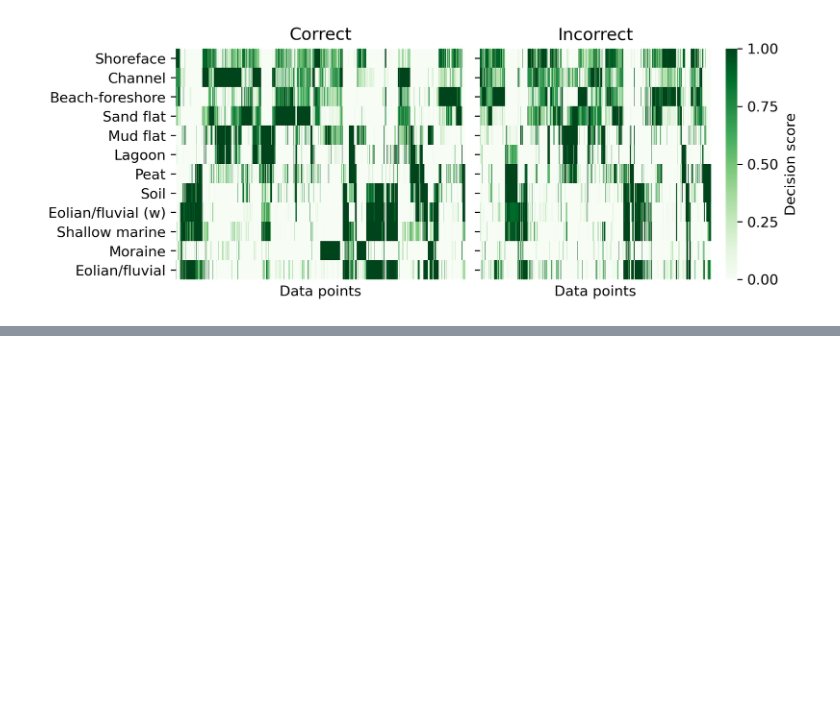
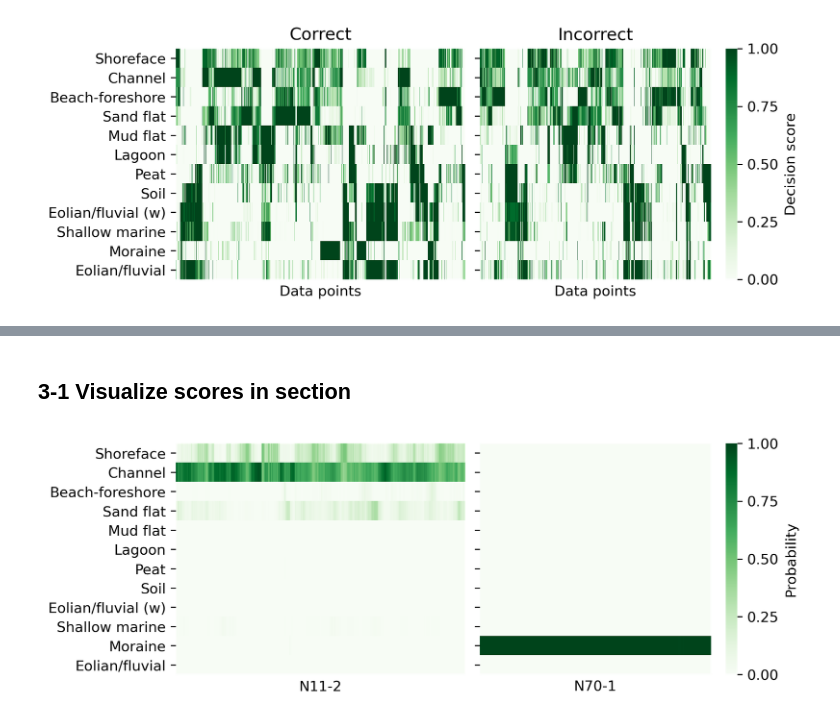
Before and after one commit to dispink/WASA-faciesXRF, a Jupyter notebook: machine_confidence.ipynb, the cells around one changed output, grey strips where cells are left out. Cells and saved outputs as stored; diff of their text form; code cells hidden in the pictures; blank space fills up the shorter version.

```diff
--- a/machine_confidence.ipynb
+++ b/machine_confidence.ipynb
@@ -228,0 +232,22 @@ Hmm...the scores can't show the hesitation I expected no mattter how I manage th
+# %%
+from joblib import load
+svc = load('models/roll_svc_trainn_model_20210923.joblib')
+
+pro = svc.predict_proba(X_dev)
+y_pred = svc.predict(X_dev)
+# %%
+compile_df = pd.DataFrame(
+    np.hstack([
+        groups_dev.reshape(-1, 1),
+        y_dev.reshape(-1, 1),
+        y_pred.reshape(-1, 1),
+        pro
+        ]),
+    columns=np.hstack([['core_section', 'y', 'y_pred'], Facies])
+)
+
+# change dtypes
+for col in compile_df.columns[1:]:
+    compile_df[col] = pd.to_numeric(compile_df[col])
+
+compile_df.info()
@@ -228,0 +272,14 @@ Hmm...the scores can't show the hesitation I expected no mattter how I manage th
+# %% [markdown]
+## 3-1 Visualize scores in section
+# %%
+# just to see if the outputs are similar to prepare_paper.ipynb
+fig, axes = plt.subplots(1, 2, figsize=(7.5, 3), sharey='row')
+sns.heatmap(compile_df.loc[compile_df.core_section == 'N11-2', compile_df.columns[3:]].T, cmap='Greens', yticklabels=Facies, vmax=1, vmin=0, xticklabels=False, ax=axes[0], cbar=False)
+sns.heatmap(compile_df.loc[compile_df.core_section == 'N70-1', compile_df.columns[3:]].T, cmap='Greens', yticklabels=Facies, vmax=1, vmin=0, xticklabels=False, ax=axes[1],
+            cbar_kws = {'label' : 'Probability', 'ticks': [0, 0.25, 0.5, 0.75, 1]})
+axes[0].set_xlabel('N11-2')
+axes[1].set_xlabel('N70-1')
+plt.subplots_adjust(wspace=.05)
+fig.savefig('results/roll_svc_probability_{}.png'.format(date))
+# %% [output]
+[figure, added]
```
Also changed, not shown: parts of 18 cells of this notebook.
